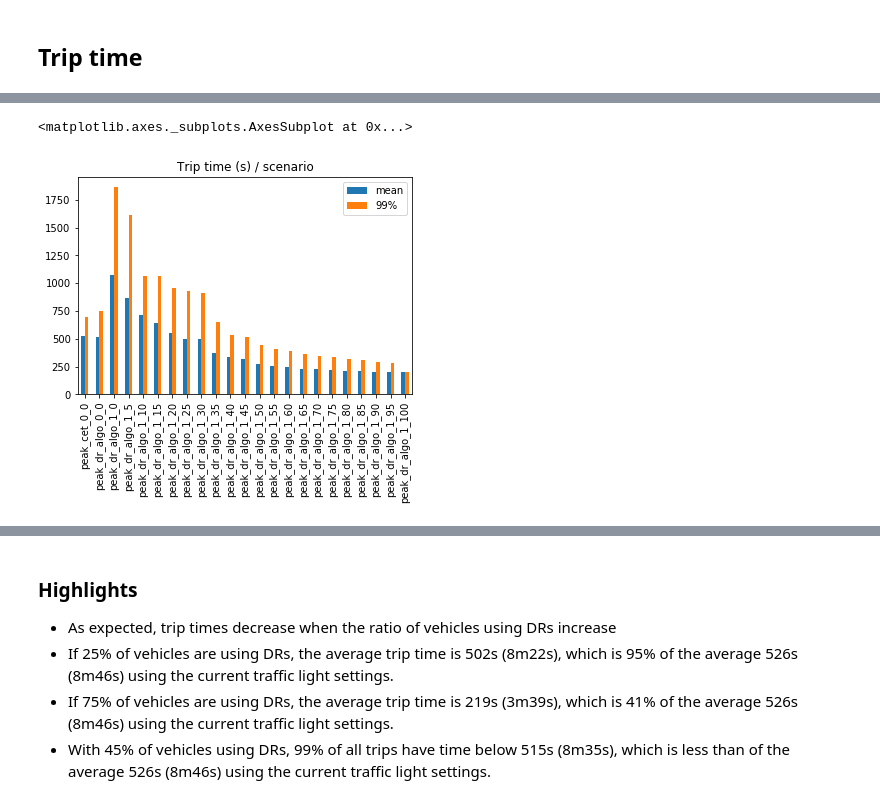
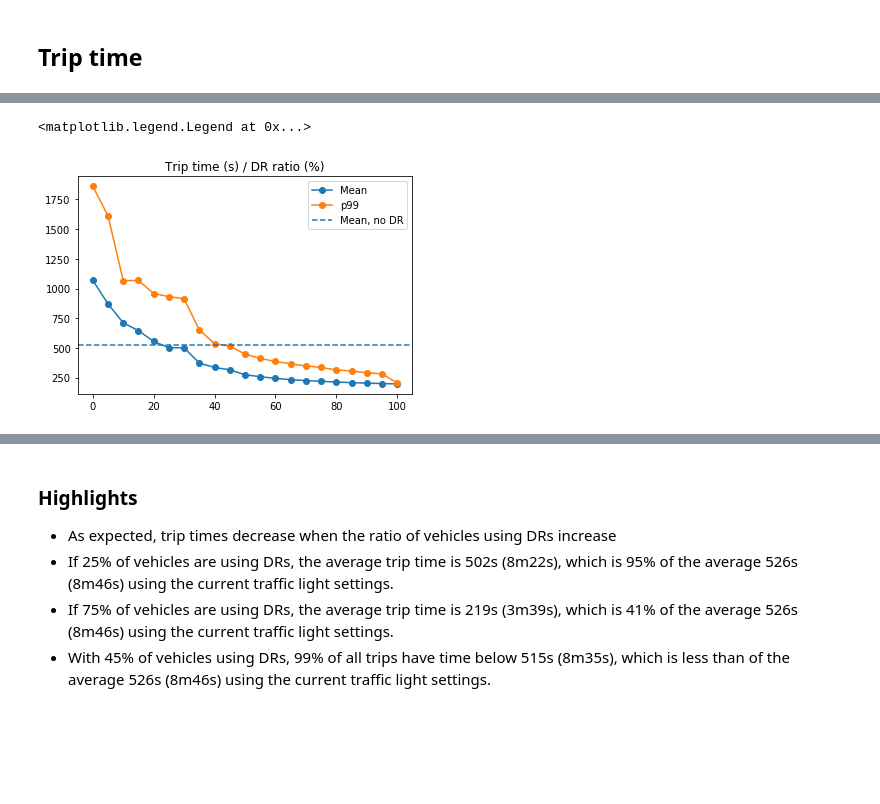
Before and after one commit to gustavocovas/interscsimulator-tools, a Jupyter notebook: events-processing/DR-Paulista-Highlights.ipynb, the cells around one changed output, grey strips where cells are left out. Cells and saved outputs as stored; diff of their text form; code cells hidden in the pictures; blank space fills up the shorter version.

```diff
--- a/events-processing/DR-Paulista-Highlights.ipynb
+++ b/events-processing/DR-Paulista-Highlights.ipynb
@@ -92,5 +104,7 @@ time_df.T[['mean', 'std', 'min', '50%', '99%', 'max']]
-# %%
-time_df.T[['mean', '99%']].plot(kind='bar', title='Trip time (s) / scenario')
-# %% [output]
-<matplotlib.axes._subplots.AxesSubplot at 0x...>
-[figure, removed]
+# %%
+ax = time_df.T[['mean', '99%']].plot(kind='line', title='Trip time (s) / DR ratio (%)', marker='o')
+ax.axhline(y=bench_time_stats[0]['mean'], linestyle='--')
+ax.legend(['Mean', 'p99', 'Mean, no DR'])
+# %% [output]
+<matplotlib.legend.Legend at 0x...>
+[figure, added]
```
Also changed, not shown: parts of 7 cells of this notebook.
